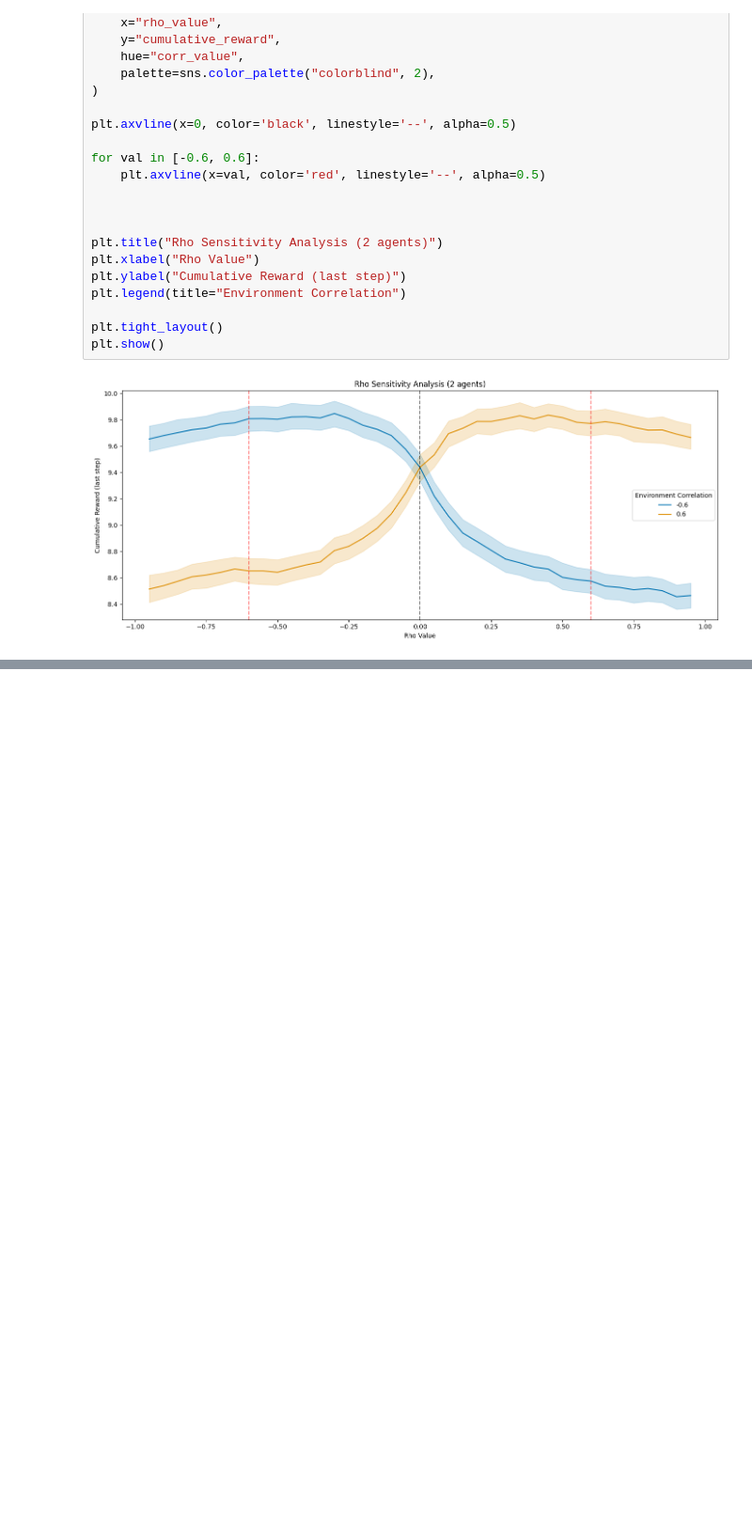
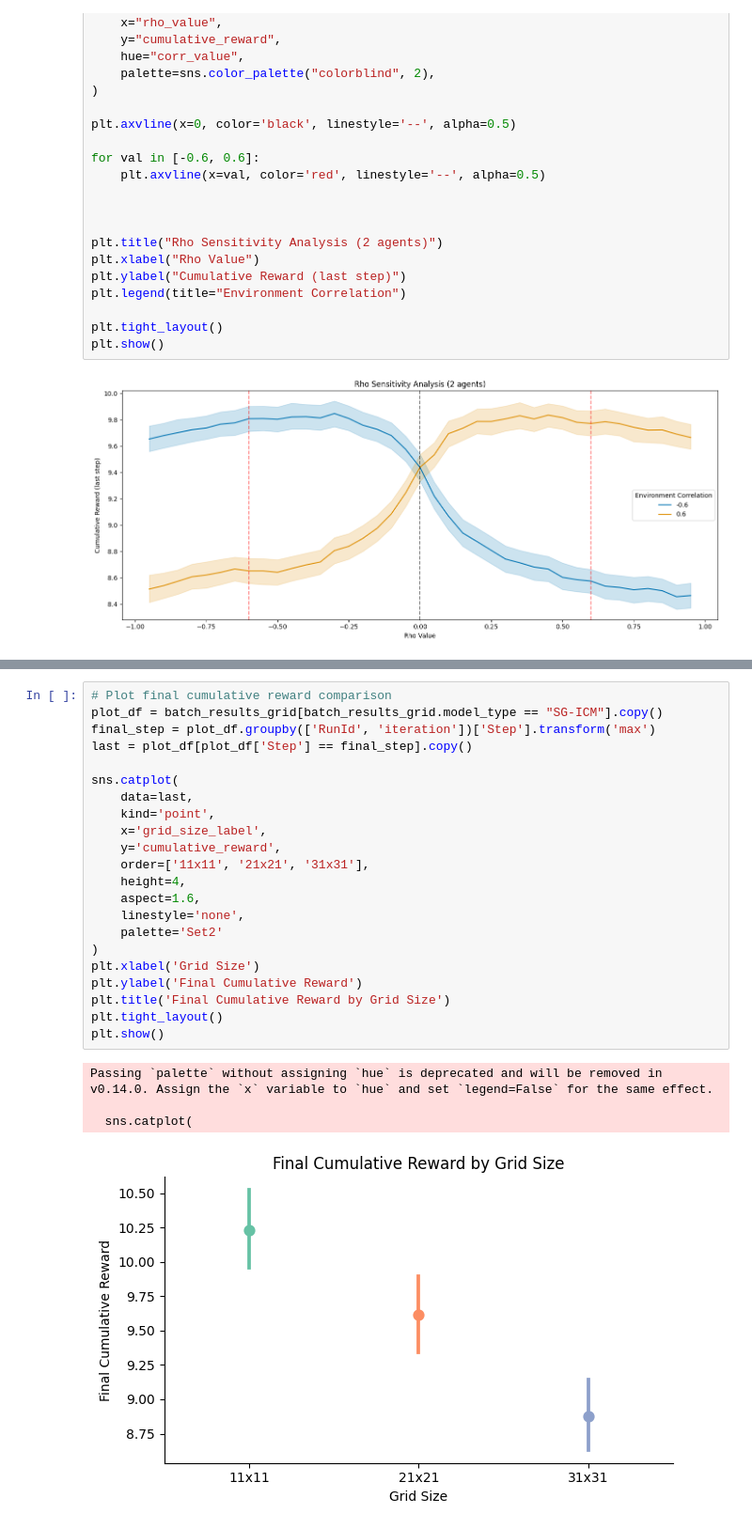
Before and after one commit to vagechirkov/Spatial-MAB-ABM, a Jupyter notebook: abm/2soc2gen.ipynb, the cells around one changed output, grey strips where cells are left out. Shown at 94% size. Drawn from its saved outputs; the diff is of its cells as text; blank space fills up the shorter version.

```diff
--- a/abm/2soc2gen.ipynb
+++ b/abm/2soc2gen.ipynb
@@ -426,0 +655,27 @@ plt.show()
+# %%
+# Plot final cumulative reward comparison
+plot_df = batch_results_grid[batch_results_grid.model_type == "SG-ICM"].copy()
+final_step = plot_df.groupby(['RunId', 'iteration'])['Step'].transform('max')
+last = plot_df[plot_df['Step'] == final_step].copy()
+
+sns.catplot(
+    data=last,
+    kind='point',
+    x='grid_size_label',
+    y='cumulative_reward',
+    order=['11x11', '21x21', '31x31'],
+    height=4,
+    aspect=1.6,
+    linestyle='none',
+    palette='Set2'
+)
+plt.xlabel('Grid Size')
+plt.ylabel('Final Cumulative Reward')
+plt.title('Final Cumulative Reward by Grid Size')
+plt.tight_layout()
+plt.show()
+# %% [output]
+Passing `palette` without assigning `hue` is deprecated and will be removed in v0.14.0. Assign the `x` variable to `hue` and set `legend=False` for the same effect.
+
+  sns.catplot(
+[figure, added]
```
Also changed, not shown: parts of 16 cells of this notebook, 4 other files.
